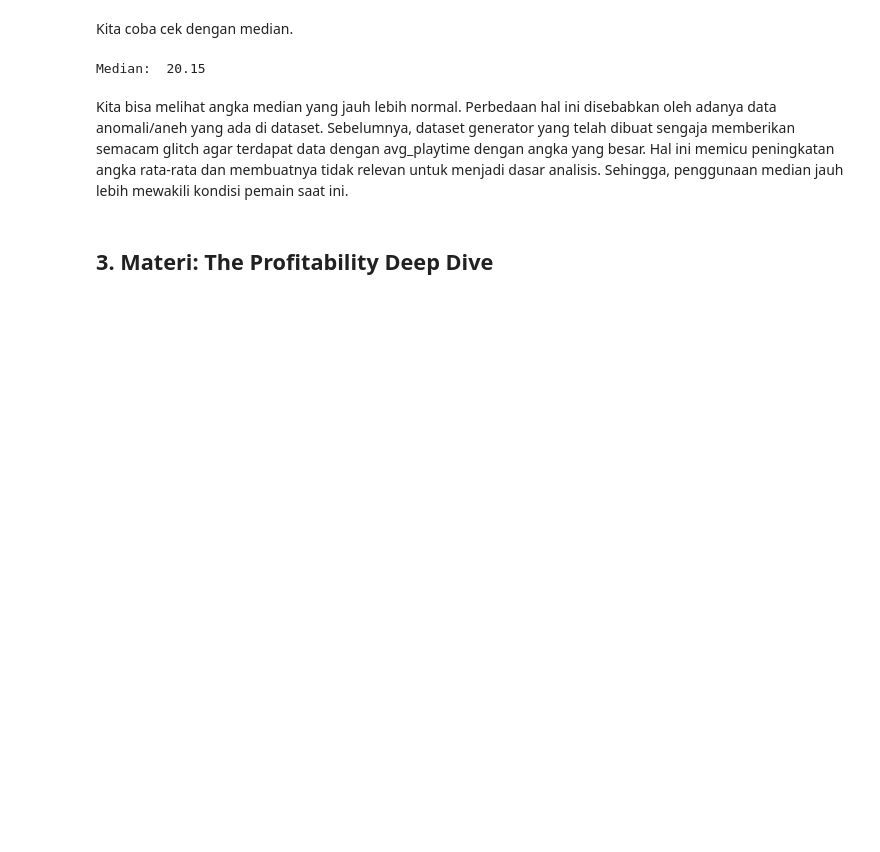
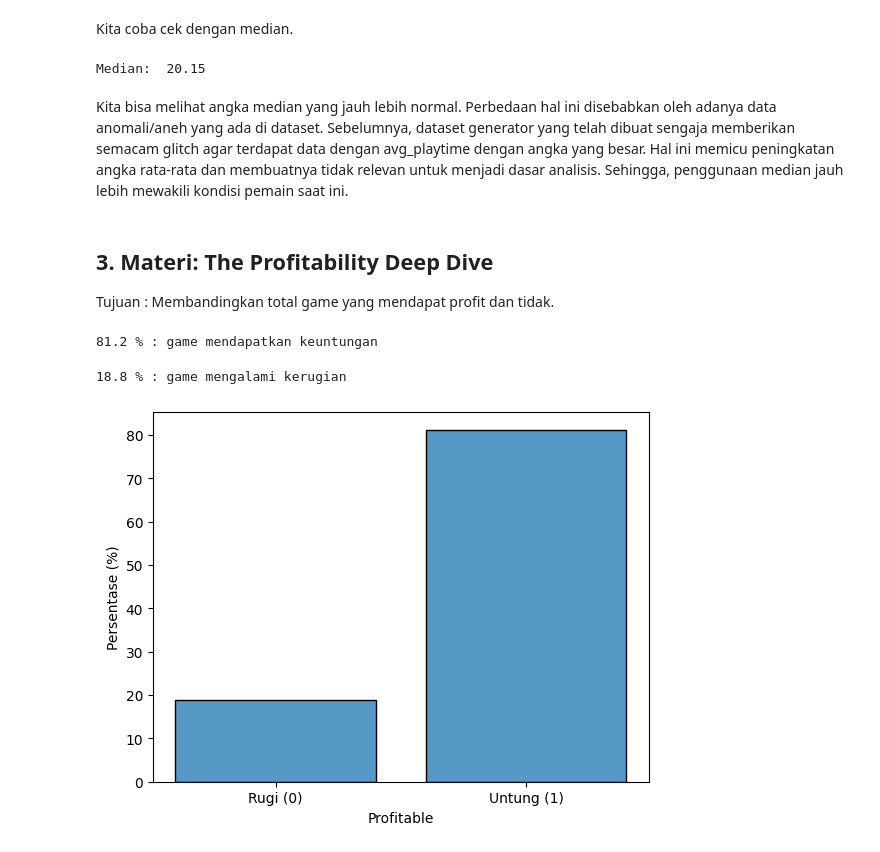
Before and after one commit to RyannPy/indie-game-business-insights, a Jupyter notebook: analysis.ipynb, the cells around one changed output. Cells and saved outputs as stored; diff of their text form; code cells hidden in the pictures; blank space fills up the shorter version.

Commit message:
feat: profitability deep dive and correlation analysis

```diff
--- a/analysis.ipynb
+++ b/analysis.ipynb
@@ -94,3 +96,23 @@ Median:  20.15
 Kita bisa melihat angka median yang jauh lebih normal. Perbedaan hal ini disebabkan oleh adanya data anomali/aneh yang ada di dataset. Sebelumnya, dataset generator yang telah dibuat sengaja memberikan semacam glitch agar terdapat data dengan avg_playtime dengan angka yang besar. Hal ini memicu peningkatan angka rata-rata dan membuatnya tidak relevan untuk menjadi dasar analisis. Sehingga, penggunaan median jauh lebih mewakili kondisi pemain saat ini.
 # %% [markdown]
 ## 3. Materi: The Profitability Deep Dive
+Tujuan : Membandingkan total game yang mendapat profit dan tidak.
+# %%
+profitable_game = df["is_profitable"].sum() / len(df) * 100
+print(profitable_game, "% : game mendapatkan keuntungan")
+# %% [output]
+81.2 % : game mendapatkan keuntungan
+# %%
+nonprofitable_game = (len(df) - df["is_profitable"].sum()) / len(df) * 100
+print(nonprofitable_game, "% : game mengalami kerugian")
+# %% [output]
+18.8 % : game mengalami kerugian
+# %%
+sns.histplot(data=df, x=df["is_profitable"], stat="percent", discrete=True, shrink=0.8)
+
+plt.xticks([0, 1], labels=['Rugi (0)', 'Untung (1)'])
+plt.xlabel("Profitable")
+plt.ylabel("Persentase (%)")
+plt.show()
+# %% [output]
+[figure, added]
```
Also changed, not shown: parts of 10 cells of this notebook.
